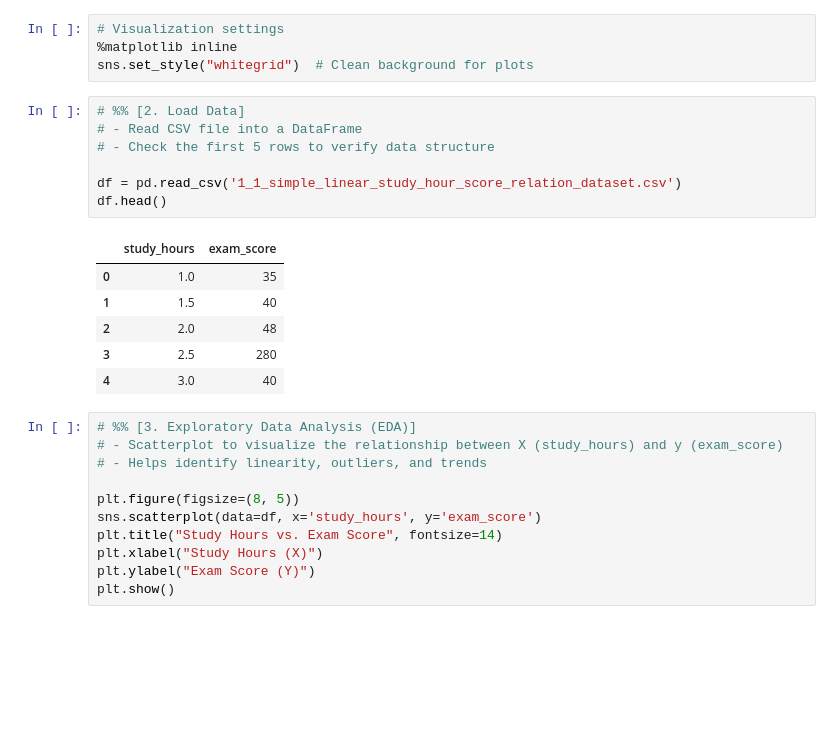
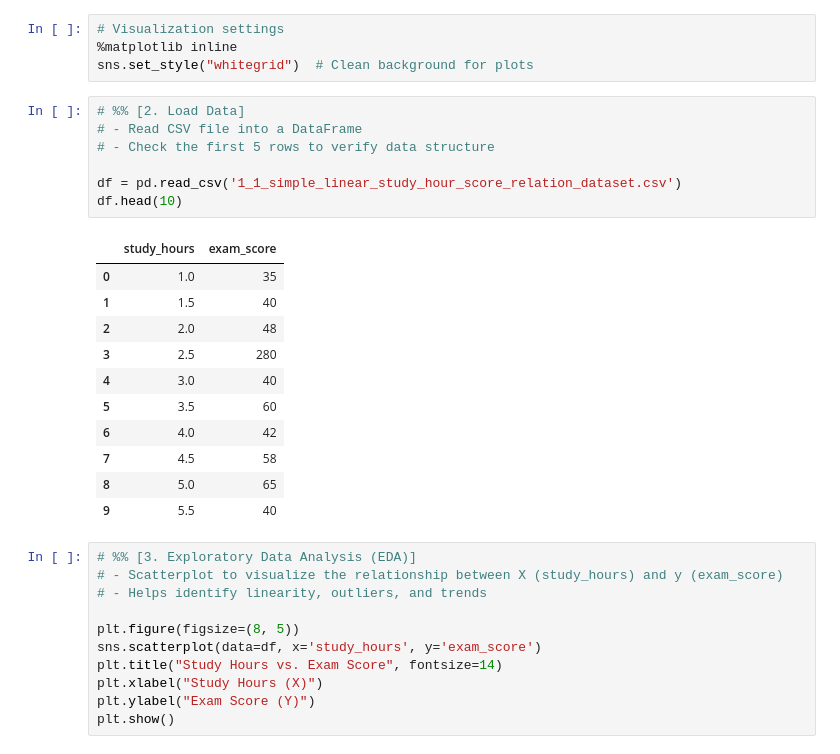
Before and after one commit to gurayarik/MIS447, a Jupyter notebook: 1-linear_regression/1_1_simple_linear_notebook.ipynb, the cells around one changed output. Drawn from its saved outputs; the diff is of its cells as text; blank space fills up the shorter version.

```diff
--- a/1-linear_regression/1_1_simple_linear_notebook.ipynb
+++ b/1-linear_regression/1_1_simple_linear_notebook.ipynb
@@ -27,17 +27,22 @@ sns.set_style("whitegrid")  # Clean background for plots
 # %%
 # %% [2. Load Data]
 # - Read CSV file into a DataFrame
 # - Check the first 5 rows to verify data structure
 
 df = pd.read_csv('1_1_simple_linear_study_hour_score_relation_dataset.csv')
-df.head()
+df.head(10)
 # %% [output]
 |  | study_hours | exam_score |
 | 0 | 1.0 | 35 |
 | 1 | 1.5 | 40 |
 | 2 | 2.0 | 48 |
 | 3 | 2.5 | 280 |
 | 4 | 3.0 | 40 |
+| 5 | 3.5 | 60 |
+| 6 | 4.0 | 42 |
+| 7 | 4.5 | 58 |
+| 8 | 5.0 | 65 |
+| 9 | 5.5 | 40 |
 # %%
 # %% [3. Exploratory Data Analysis (EDA)]
 # - Scatterplot to visualize the relationship between X (study_hours) and y (exam_score)
```
Also changed, not shown: parts of 4 cells of this notebook, 9 other files.
